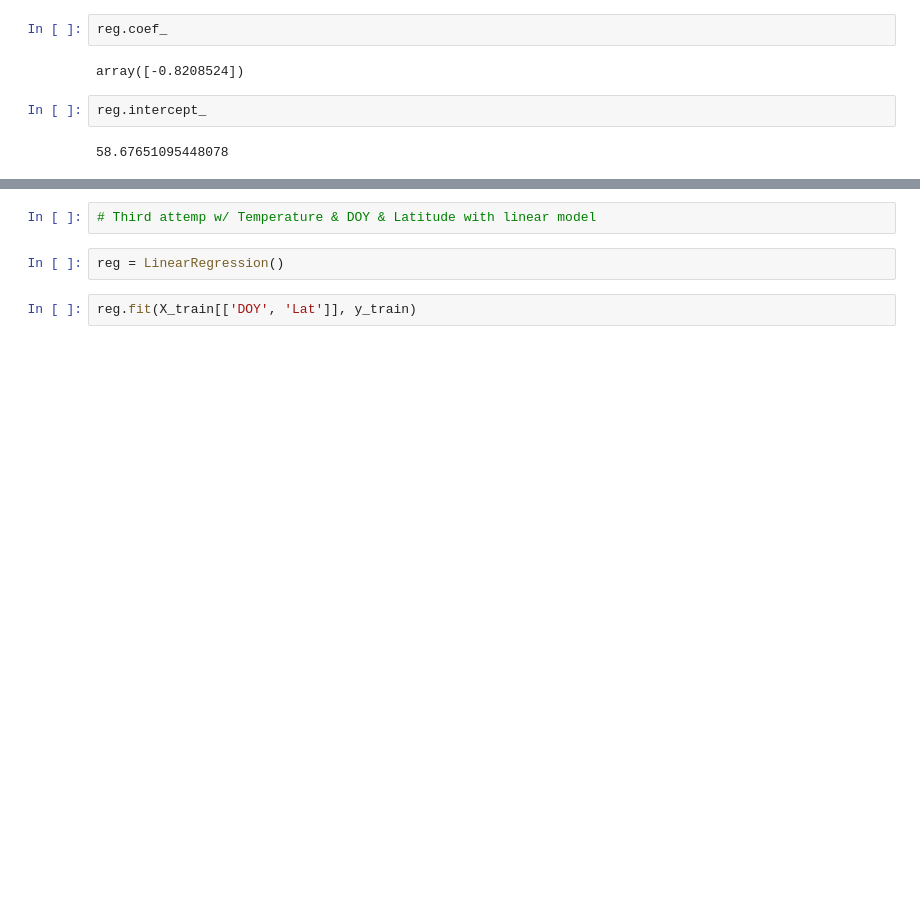
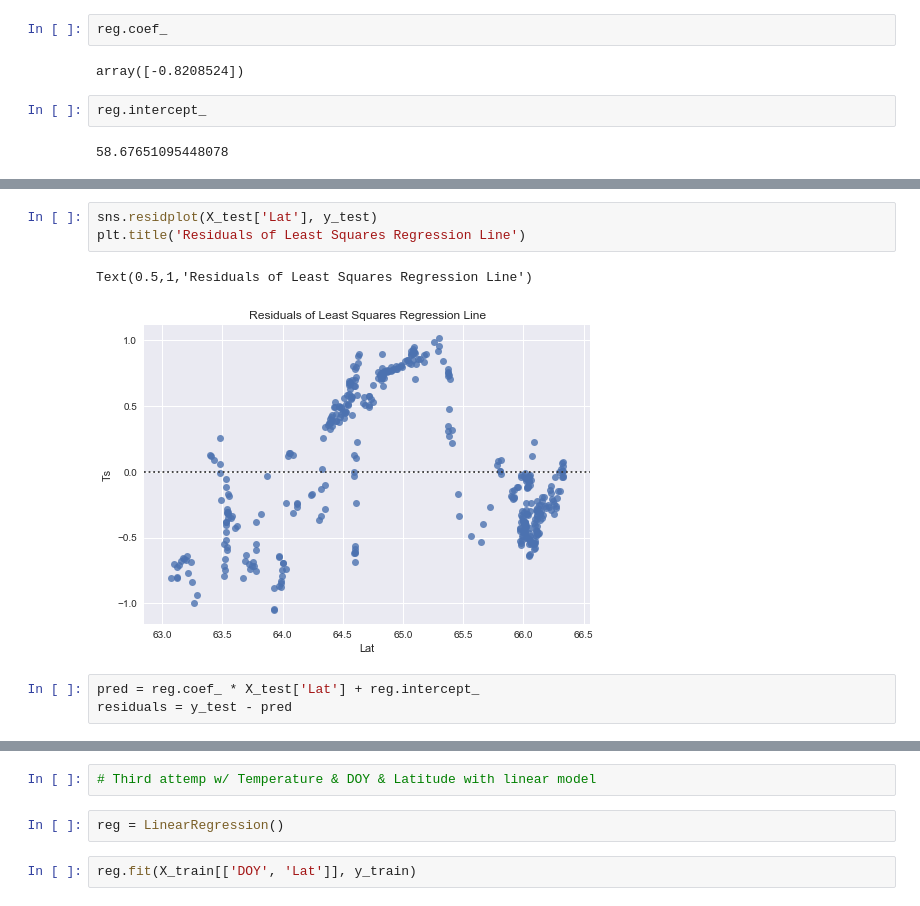
Before and after one commit to shy166/Data-Science-Investigation-Project, a Jupyter notebook: 189/hw4/Case Study 4.ipynb, the cells around one changed output, grey strips where cells are left out. Drawn from its saved outputs; the diff is of its cells as text; blank space fills up the shorter version.

```diff
--- a/189/hw4/Case Study 4.ipynb
+++ b/189/hw4/Case Study 4.ipynb
@@ -547,0 +805,9 @@ reg.intercept_
+# %%
+sns.residplot(X_test['Lat'], y_test)
+plt.title('Residuals of Least Squares Regression Line')
+# %% [output]
+Text(0.5,1,'Residuals of Least Squares Regression Line')
+[figure, added]
+# %%
+pred = reg.coef_ * X_test['Lat'] + reg.intercept_
+residuals = y_test - pred
```
Also changed, not shown: parts of 14 cells of this notebook, 1 other file.
